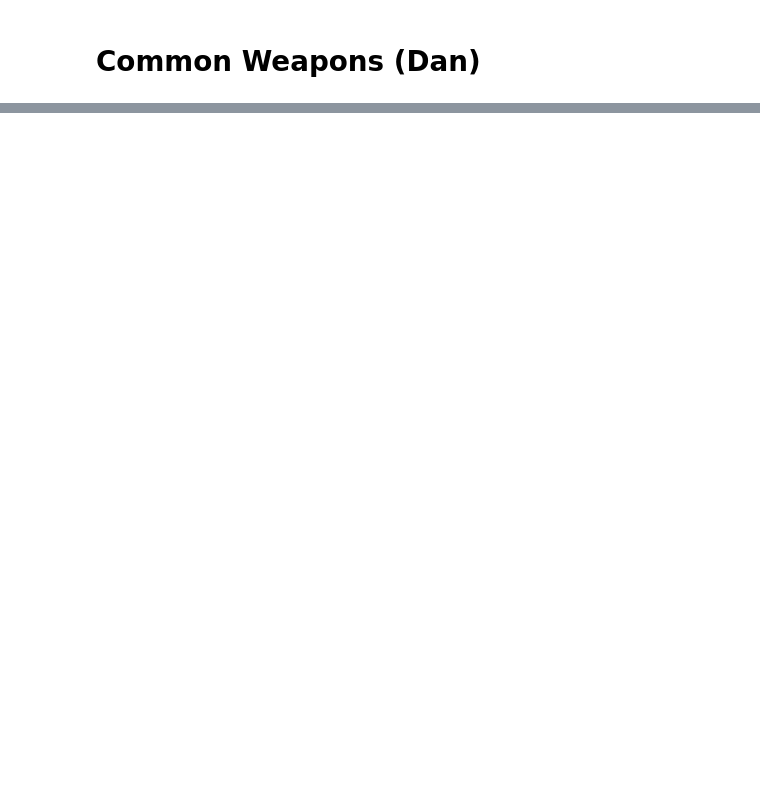
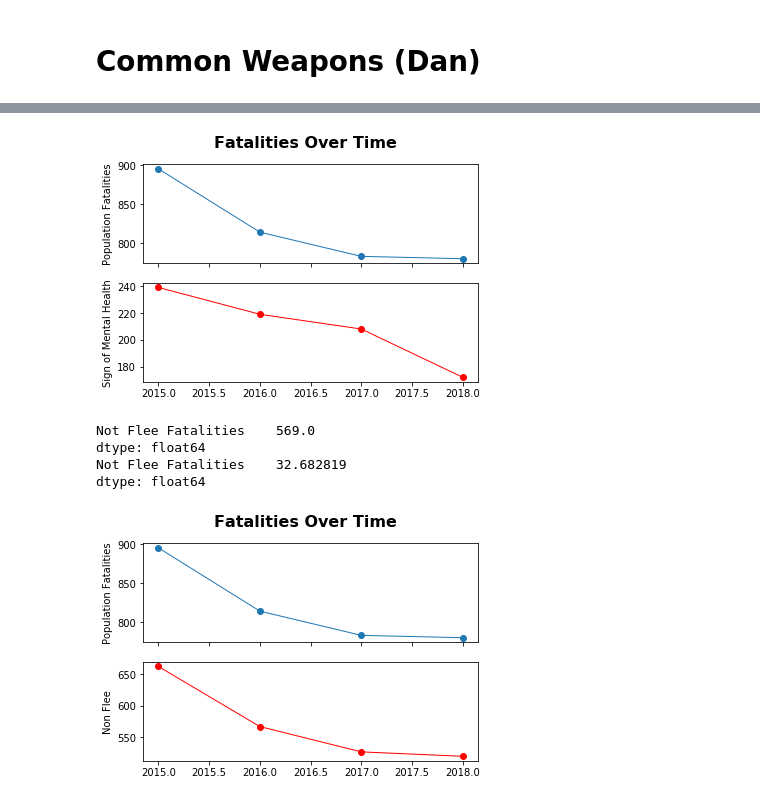
Before and after one commit to ladydatadigger/data_project_one, a Jupyter notebook: Final Notebook.ipynb, the cells around one changed output, grey strips where cells are left out. Saved outputs shown, nothing was run; the diff lists cells and outputs as text; code cells hidden in the pictures; blank space fills up the shorter version.

```diff
--- a/Final Notebook.ipynb
+++ b/Final Notebook.ipynb
@@ -201,0 +310,54 @@ plt.savefig("Output/common_weapons.jpg")
+# %%
+year=[2015, 2016, 2017, 2018]
+
+fig, (mh_ax1, mh_ax2) = plt.subplots(2,1, sharex=True)
+fig.suptitle("Fatalities Over Time", fontsize=16, fontweight="bold")
+
+mh_ax1.plot(year, year_count, linewidth=1, marker="o")
+mh_ax1.set_ylabel("Population Fatalities")
+
+mh_ax2.plot(year, mental_health_total_count, linewidth=1, marker="o", color="r")
+mh_ax2.set_ylabel("Sign of Mental Health")
+
+plt.savefig("Output/Sign_Mental_Health.png")
+plt.show()
+
+# t-test of mentally health population to all fatalities
+stats.ttest_1samp(mental_health_total_count, year_count_mean)
+#p-value <0.5, therefore the population of civilians showing signs of mental health to the population of the fatalities
+
+#Total Civilians who did not flee but got shot
+not_flee_total = df.loc[(df['Flee'] == 'Not fleeing' )]
+not_flee_total_count = not_flee_total["Year"].value_counts().to_frame()
+not_flee_total_count = not_flee_total_count.reset_index()
+not_flee_total_count = not_flee_total_count.set_index("index")
+not_flee_total_count = not_flee_total_count.sort_index(ascending=True)
+not_flee_total_count = not_flee_total_count.rename(columns={"Year": "Not Flee Fatalities"})
+not_flee_total_count
+# list(not_flee_total_count)
+
+not_flee_mean = not_flee_total_count.mean()
+print(not_flee_mean)
+not_flee_sem = not_flee_total_count.sem()
+print(not_flee_sem)
+
+year=[2015, 2016, 2017, 2018]
+
+fig, (ax1, ax2) = plt.subplots(2,1, sharex=True)
+fig.suptitle("Fatalities Over Time", fontsize=16, fontweight="bold")
+
+ax1.plot(year, year_count, linewidth=1, marker="o")
+ax1.set_ylabel("Population Fatalities")
+
+ax2.plot(year, not_flee_total_count, linewidth=1, marker="o", color="r")
+ax2.set_ylabel("Non Flee")
+
+plt.savefig("Output/Non_Flee.png")
+plt.show()
+# %% [output]
+[figure, added]
+Not Flee Fatalities    569.0
+dtype: float64
+Not Flee Fatalities    32.682819
+dtype: float64
+[figure, added]
```
Also changed, not shown: parts of 17 cells of this notebook, 2 other files.
